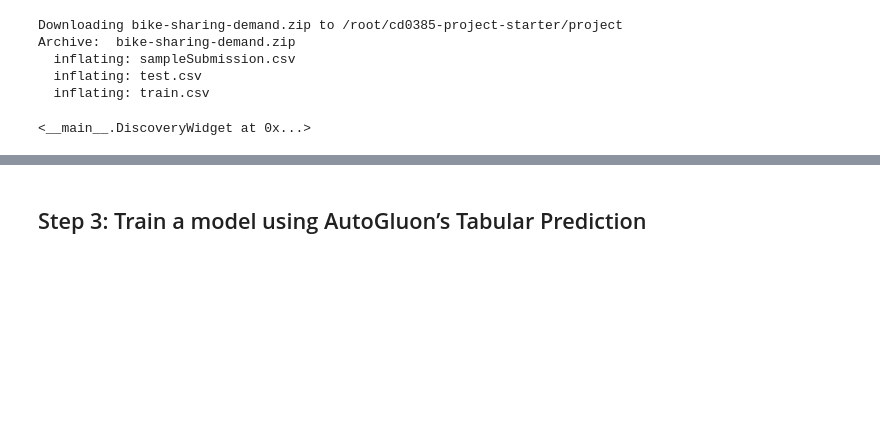
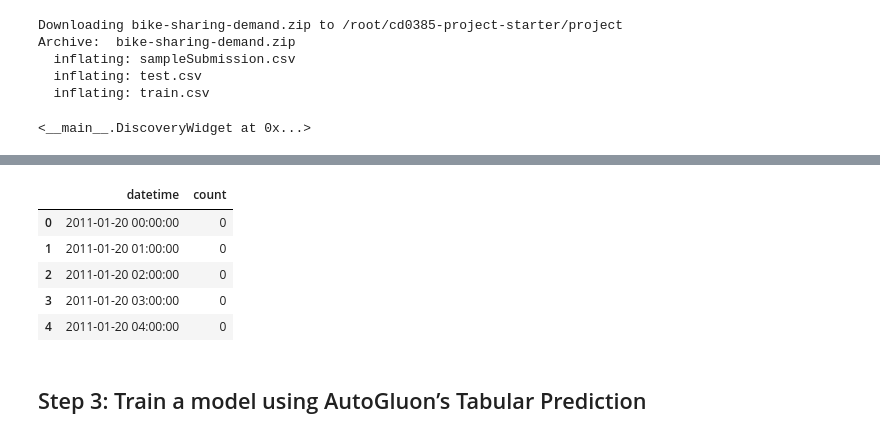
Before and after one commit to Kondwani7/cd0385-project-starter, a Jupyter notebook: project/project-submission.ipynb, the cells around one changed output, grey strips where cells are left out. Cells and saved outputs as stored; diff of their text form; code cells hidden in the pictures; blank space fills up the shorter version.

```diff
--- a/project/project-submission.ipynb
+++ b/project/project-submission.ipynb
@@ -135,7 +168,15 @@ test.head()
 # %%
 # Same thing as train and test dataset
-submission = ?
+submission = pd.read_csv('data/sampleSubmission.csv')
+submission.loc[:, "datetime"] = pd.to_datetime(submission.loc[:, "datetime"])
 submission.head()
+# %% [output]
+|  | datetime | count |
+| 0 | 2011-01-20 00:00:00 | 0 |
+| 1 | 2011-01-20 01:00:00 | 0 |
+| 2 | 2011-01-20 02:00:00 | 0 |
+| 3 | 2011-01-20 03:00:00 | 0 |
+| 4 | 2011-01-20 04:00:00 | 0 |
 # %% [markdown]
 ## Step 3: Train a model using AutoGluon’s Tabular Prediction
 # %% [markdown]
```
Also changed, not shown: parts of 6 cells of this notebook, 3 other files.
